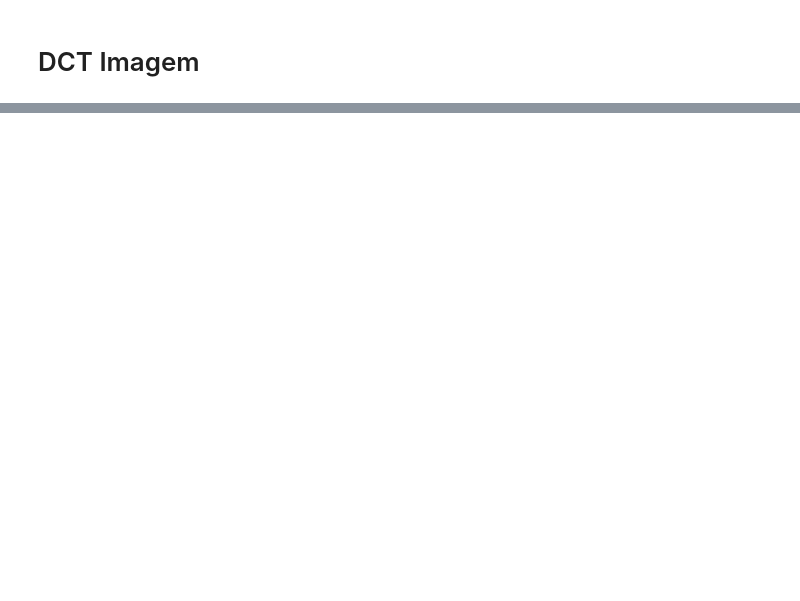
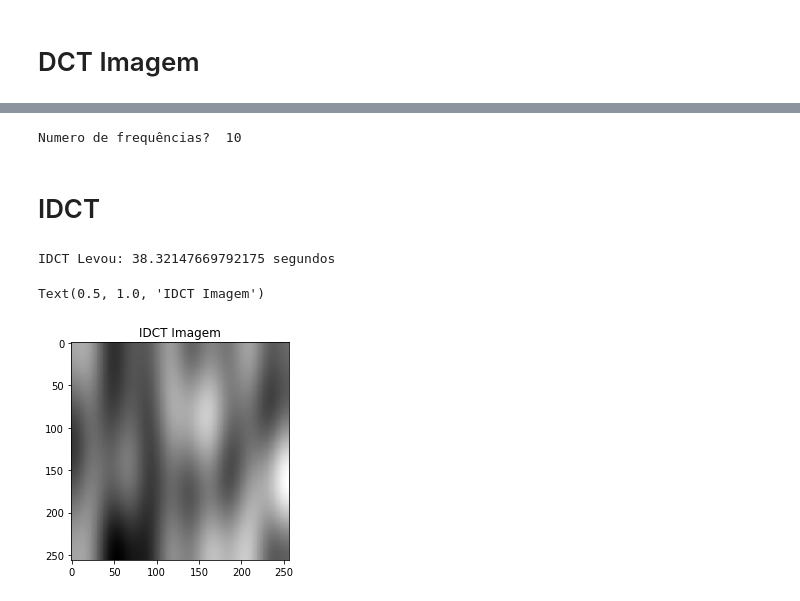
Before and after one commit to bmviniciuss/pdi-2019-1, a Jupyter notebook: project2/projeto2.ipynb, the cells around one changed output, grey strips where cells are left out. Cells and saved outputs as stored; diff of their text form; code cells hidden in the pictures; blank space fills up the shorter version.

```diff
--- a/project2/projeto2.ipynb
+++ b/project2/projeto2.ipynb
@@ -253,0 +252,54 @@ show(imgIDCT_Trans.T)
+# %%
+img_selected_freq = []
+img_num = int(input("Numero de frequências? "))
+# %% [output]
+Numero de frequências?  10
+# %%
+imgDCT_filtered = imgDCT.copy()
+img_aux = imgDCT_filtered.copy()
+img_aux_sorted =  list(np.ndenumerate(norm_img))
+
+def sortKey(e):
+    return e[1]
+
+
+img_aux_sorted.sort(key=sortKey)
+img_aux_sorted = img_aux_sorted[::-1]
+
+img_selected_freq = [img_aux_sorted[i][0] for i in range(img_num)]
+img_selected_freq.insert(0, (0,0))
+# %%
+for i in range(imgDCT_filtered.shape[0]):
+    for j in range(imgDCT_filtered.shape[1]):
+        if (i, j) not in img_selected_freq:
+            imgDCT_filtered[i][j] = 0
+# %% [markdown]
+# IDCT
+# %%
+imgIDCT = np.zeros(imagem.shape)
+
+inicio = time.time()
+for i, linha in enumerate(imgDCT_filtered):
+#     imgIDCT[i] = fftpack.idct(linha)
+    imgIDCT[i] = IDCT1D(linha)
+
+
+imgIDCT_Trans = imgIDCT.T
+
+for i, linha in enumerate(imgIDCT_Trans):
+#     imgIDCT_Trans[i] = fftpack.idct(linha)
+    imgIDCT_Trans[i] = IDCT1D(linha)
+
+
+fim = time.time()
+print("IDCT Levou: {} segundos".format((fim - inicio)))
+
+imgIDCT = imgIDCT
+# %% [output]
+IDCT Levou: 38.32147669792175 segundos
+# %%
+plt.imshow(imgIDCT, cmap="gray")
+plt.title("IDCT Imagem")
+# %% [output]
+Text(0.5, 1.0, 'IDCT Imagem')
+[figure, added]
```
Also changed, not shown: parts of 34 cells of this notebook.
